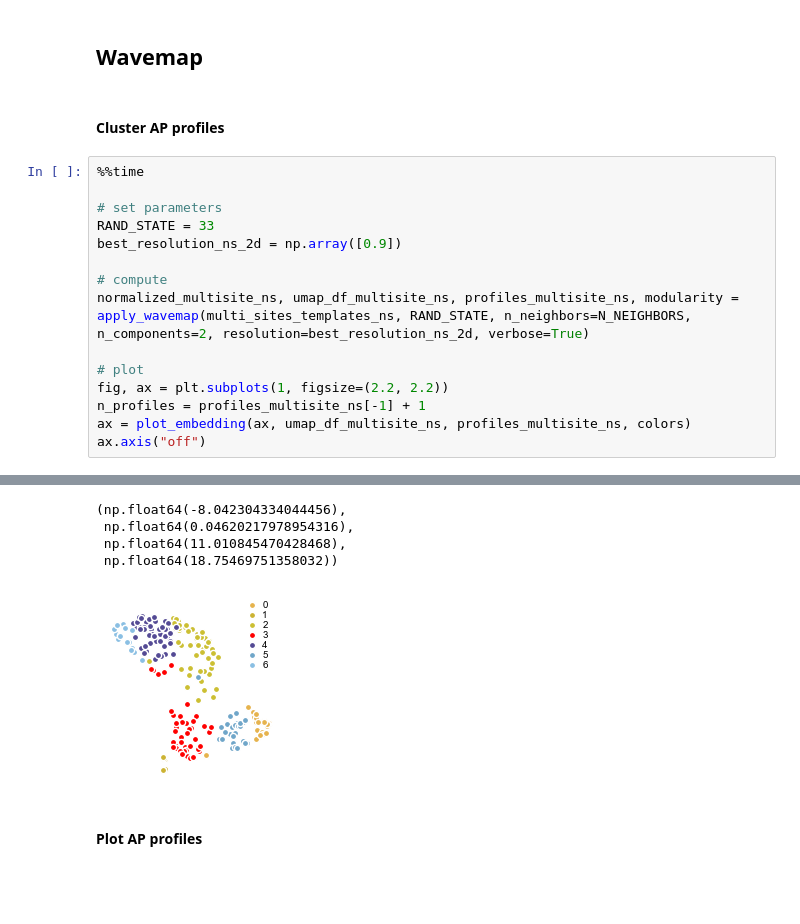
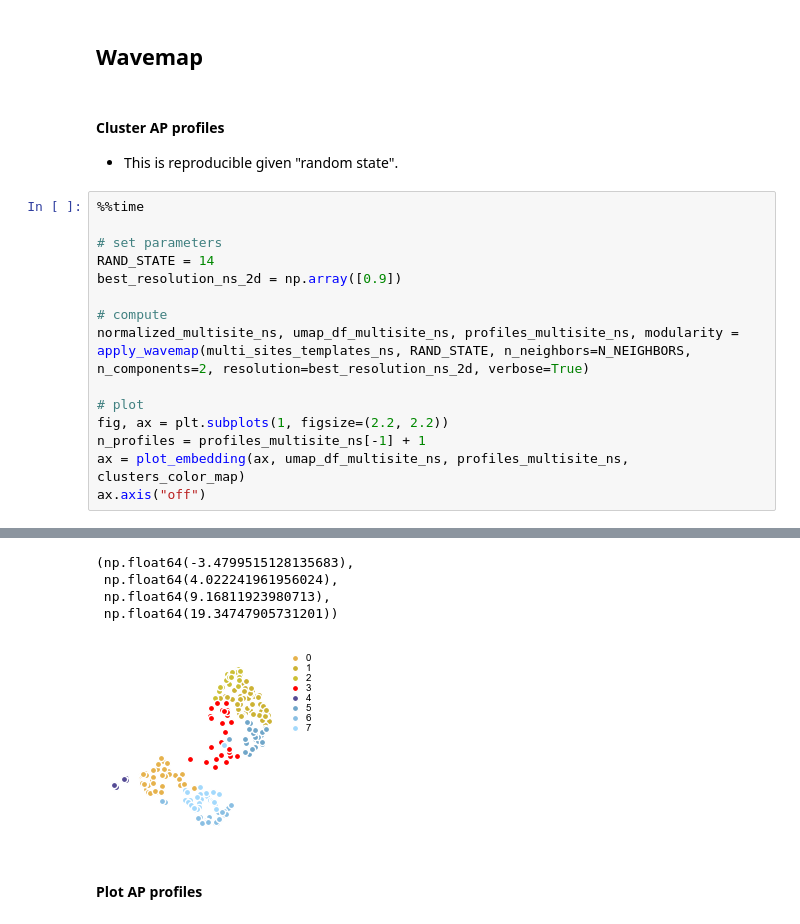
Before and after one commit to steevelaquitaine/spikebias, a Jupyter notebook: notebooks/2_results_editorial_requests/fig3h.ipynb, the cells around one changed output, grey strips where cells are left out. Cells and saved outputs as stored; diff of their text form; blank space fills up the shorter version.

```diff
--- a/notebooks/2_results_editorial_requests/fig3h.ipynb
+++ b/notebooks/2_results_editorial_requests/fig3h.ipynb
@@ -762,11 +763,13 @@ Wall time: 8.16 ms
 ## Wavemap
 # %% [markdown]
 #### Cluster AP profiles
+
+* This is reproducible given "random state".
 # %%
 %%time
 
 # set parameters
-RAND_STATE = 33
+RAND_STATE = 14
 best_resolution_ns_2d = np.array([0.9])
 
 # compute
@@ -775,6 +778,6 @@ normalized_multisite_ns, umap_df_multisite_ns, profiles_multisite_ns, modularity
 # plot
 fig, ax = plt.subplots(1, figsize=(2.2, 2.2))
 n_profiles = profiles_multisite_ns[-1] + 1
-ax = plot_embedding(ax, umap_df_multisite_ns, profiles_multisite_ns, colors)
+ax = plot_embedding(ax, umap_df_multisite_ns, profiles_multisite_ns, clusters_color_map)
 ax.axis("off")
 # %% [output]
@@ -784,8 +787,8 @@ Wall time: 3.79 s
-(np.float64(-8.042304334044456),
- np.float64(0.04620217978954316),
- np.float64(11.010845470428468),
- np.float64(18.75469751358032))
+(np.float64(-3.4799515128135683),
+ np.float64(4.022241961956024),
+ np.float64(9.16811923980713),
+ np.float64(19.34747905731201))
-[figure, old version]
+[figure, new version]
 # %% [markdown]
 #### Plot AP profiles
 # %%
```
Also changed, not shown: parts of 17 cells of this notebook, 5 other files.
